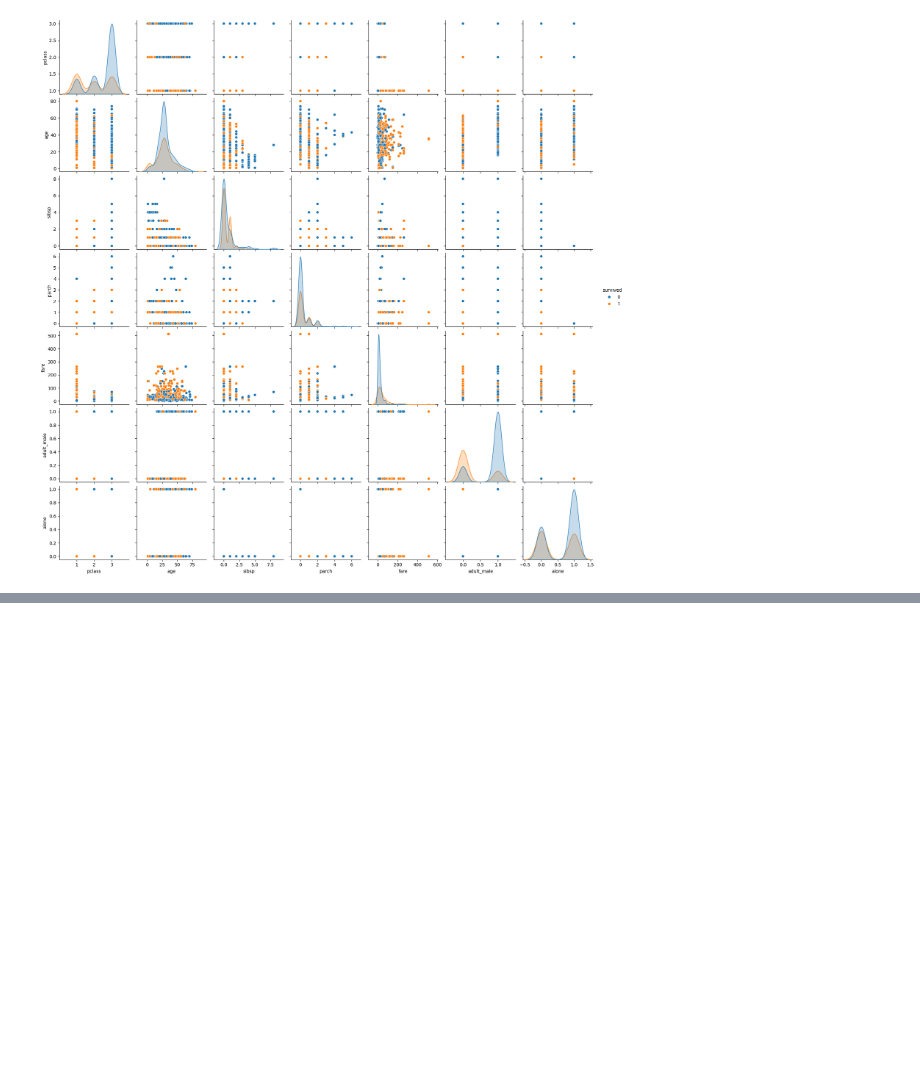
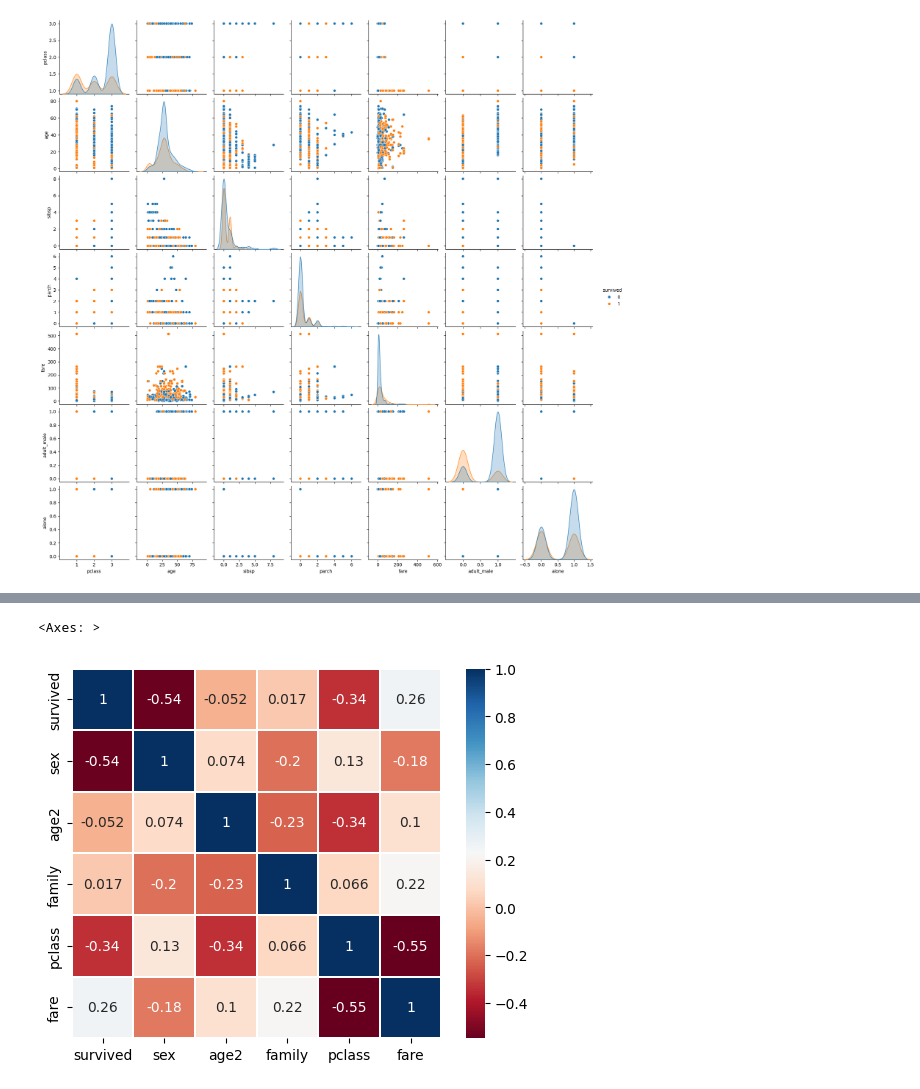
Before and after one commit to mimimioo/BigdataVisualization_analyze, a Jupyter notebook: 1-통계분석/test2.ipynb, the cells around one changed output, grey strips where cells are left out. Drawn from its saved outputs; the diff is of its cells as text; code cells hidden in the pictures; blank space fills up the shorter version.

```diff
--- a/1-통계분석/test2.ipynb
+++ b/1-통계분석/test2.ipynb
@@ -202,0 +254,8 @@ plt.show()
+# %%
+# 데이터를 새로 변경 후, 히트맵 그리기
+heatmap_data = titanic[["survived", "sex", "age2", "family", "pclass","fare"]]
+colormap = plt.cm.RdBu
+sns.heatmap(heatmap_data.astype(float).corr(), linewidths=0.1, vmax= 1.0 , square=True, cmap = colormap, linecolor="white", annot = True, annot_kws={"size": 10})
+# %% [output]
+<Axes: >
+[figure, added]
```
Also changed, not shown: parts of 2 cells of this notebook, 1 other file.
